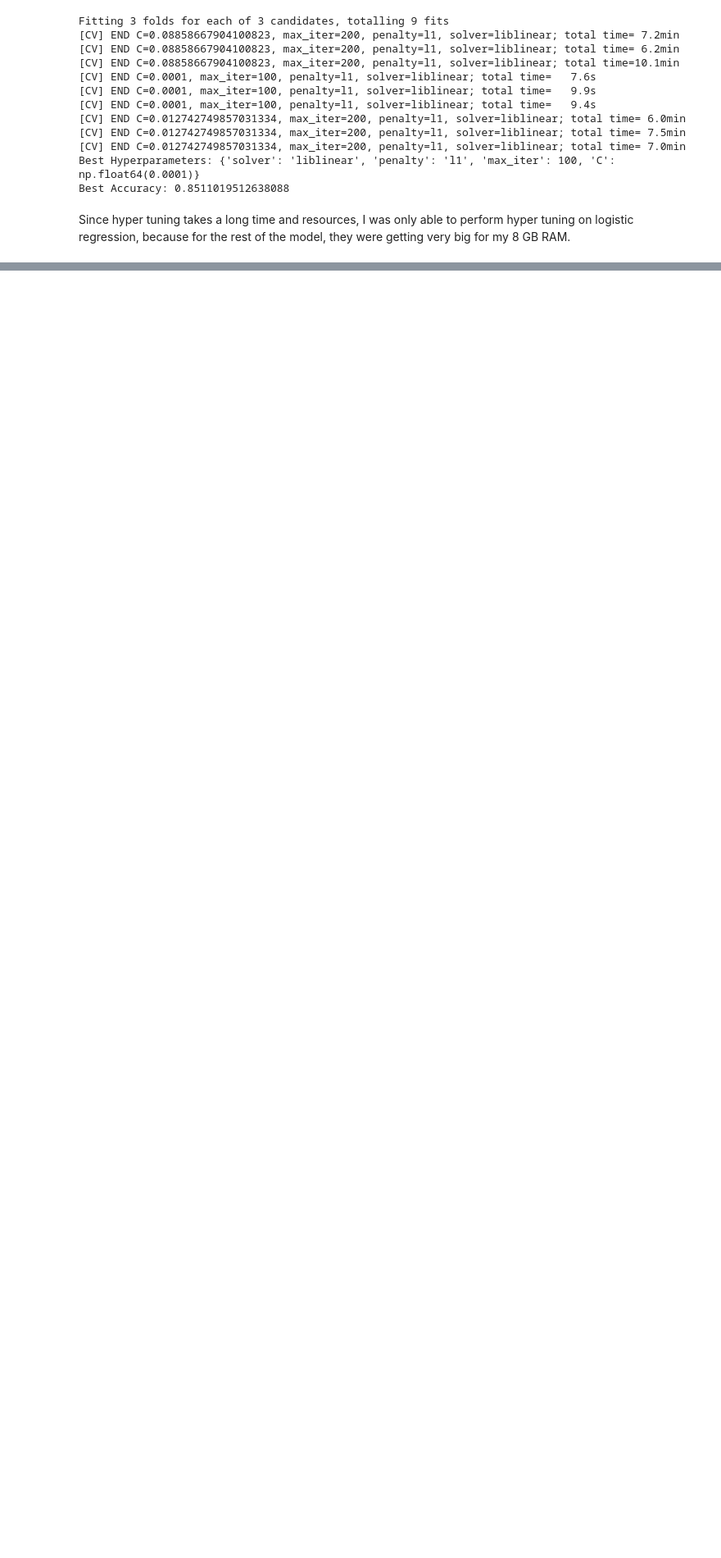
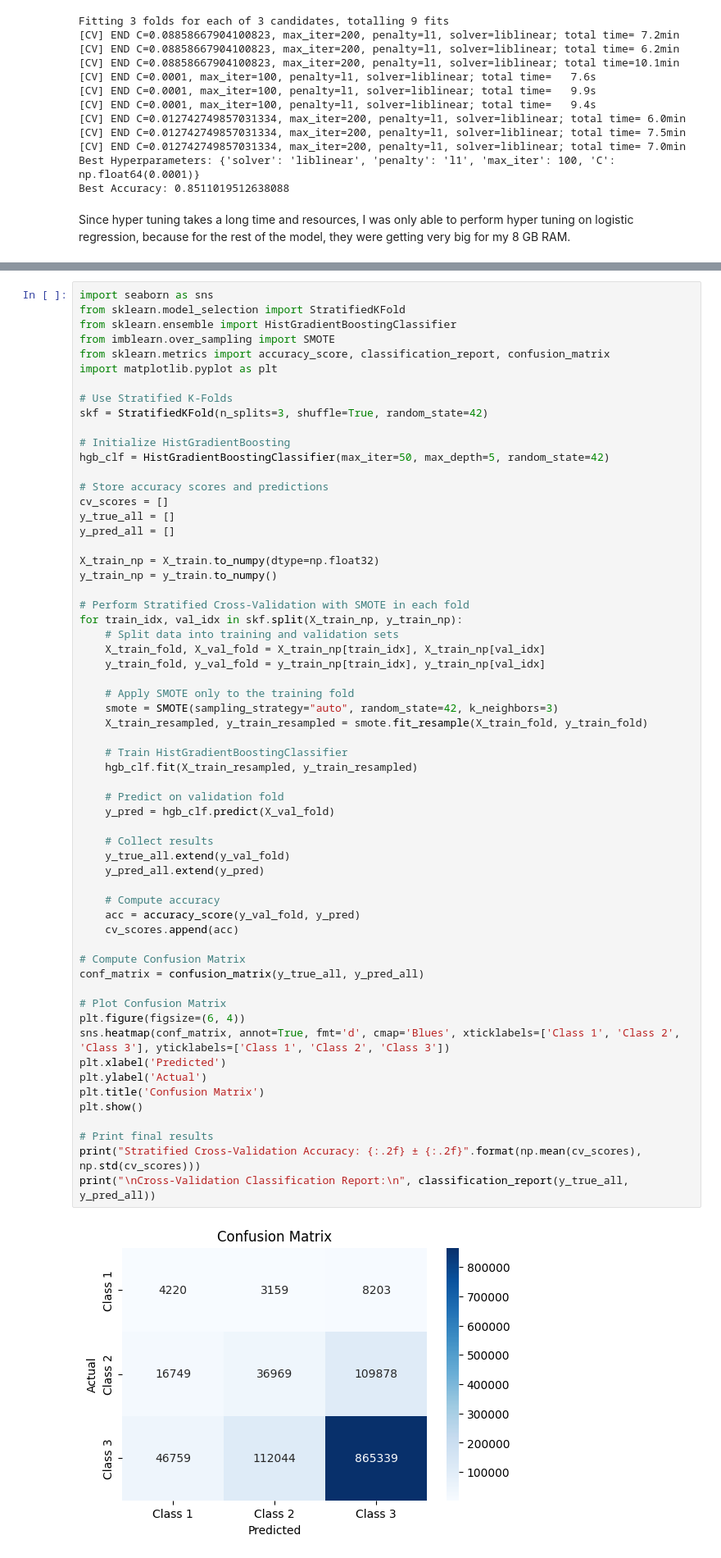
Before and after one commit to Wania-n/ML_A-01_Road-Accidents-UK, a Jupyter notebook: OneDrive/Documents/Semester-6 (FAST)/Machine Learning/Assignment#01/22i-2369_ML_A1.ipynb, the cells around one changed output, grey strips where cells are left out. Shown at 82% size. Saved outputs shown, nothing was run; the diff lists cells and outputs as text; blank space fills up the shorter version.

```diff
--- a/OneDrive/Documents/Semester-6 (FAST)/Machine Learning/Assignment#01/22i-2369_ML_A1.ipynb
+++ b/OneDrive/Documents/Semester-6 (FAST)/Machine Learning/Assignment#01/22i-2369_ML_A1.ipynb
@@ -803,0 +808,62 @@ Since hyper tuning takes a long time and resources, I was only able to perform h
+# %%
+import seaborn as sns
+from sklearn.model_selection import StratifiedKFold
+from sklearn.ensemble import HistGradientBoostingClassifier
+from imblearn.over_sampling import SMOTE
+from sklearn.metrics import accuracy_score, classification_report, confusion_matrix
+import matplotlib.pyplot as plt
+
+# Use Stratified K-Folds
+skf = StratifiedKFold(n_splits=3, shuffle=True, random_state=42)
+
+# Initialize HistGradientBoosting
+hgb_clf = HistGradientBoostingClassifier(max_iter=50, max_depth=5, random_state=42)
+
+# Store accuracy scores and predictions
+cv_scores = []
+y_true_all = []
+y_pred_all = []
+
+X_train_np = X_train.to_numpy(dtype=np.float32)
+y_train_np = y_train.to_numpy()
+
+# Perform Stratified Cross-Validation with SMOTE in each fold
+for train_idx, val_idx in skf.split(X_train_np, y_train_np):
+    # Split data into training and validation sets
+    X_train_fold, X_val_fold = X_train_np[train_idx], X_train_np[val_idx]
+    y_train_fold, y_val_fold = y_train_np[train_idx], y_train_np[val_idx]
+
+    # Apply SMOTE only to the training fold
+    smote = SMOTE(sampling_strategy="auto", random_state=42, k_neighbors=3)
+    X_train_resampled, y_train_resampled = smote.fit_resample(X_train_fold, y_train_fold)
+
+    # Train HistGradientBoostingClassifier
+    hgb_clf.fit(X_train_resampled, y_train_resampled)
+
+    # Predict on validation fold
+    y_pred = hgb_clf.predict(X_val_fold)
+
+    # Collect results
+    y_true_all.extend(y_val_fold)
+    y_pred_all.extend(y_pred)
+
+    # Compute accuracy
+    acc = accuracy_score(y_val_fold, y_pred)
+    cv_scores.append(acc)
+
+# Compute Confusion Matrix
+conf_matrix = confusion_matrix(y_true_all, y_pred_all)
+
+# Plot Confusion Matrix
+plt.figure(figsize=(6, 4))
+sns.heatmap(conf_matrix, annot=True, fmt='d', cmap='Blues', xticklabels=['Class 1', 'Class 2', 'Class 3'], yticklabels=['Class 1', 'Class 2', 'Class 3'])
+plt.xlabel('Predicted')
+plt.ylabel('Actual')
+plt.title('Confusion Matrix')
+plt.show()
+
+# Print final results
+print("Stratified Cross-Validation Accuracy: {:.2f} ± {:.2f}".format(np.mean(cv_scores), np.std(cv_scores)))
+print("\nCross-Validation Classification Report:\n", classification_report(y_true_all, y_pred_all))
+# %% [output]
+[figure, added]
```
Also changed, not shown: parts of 3 cells of this notebook.
